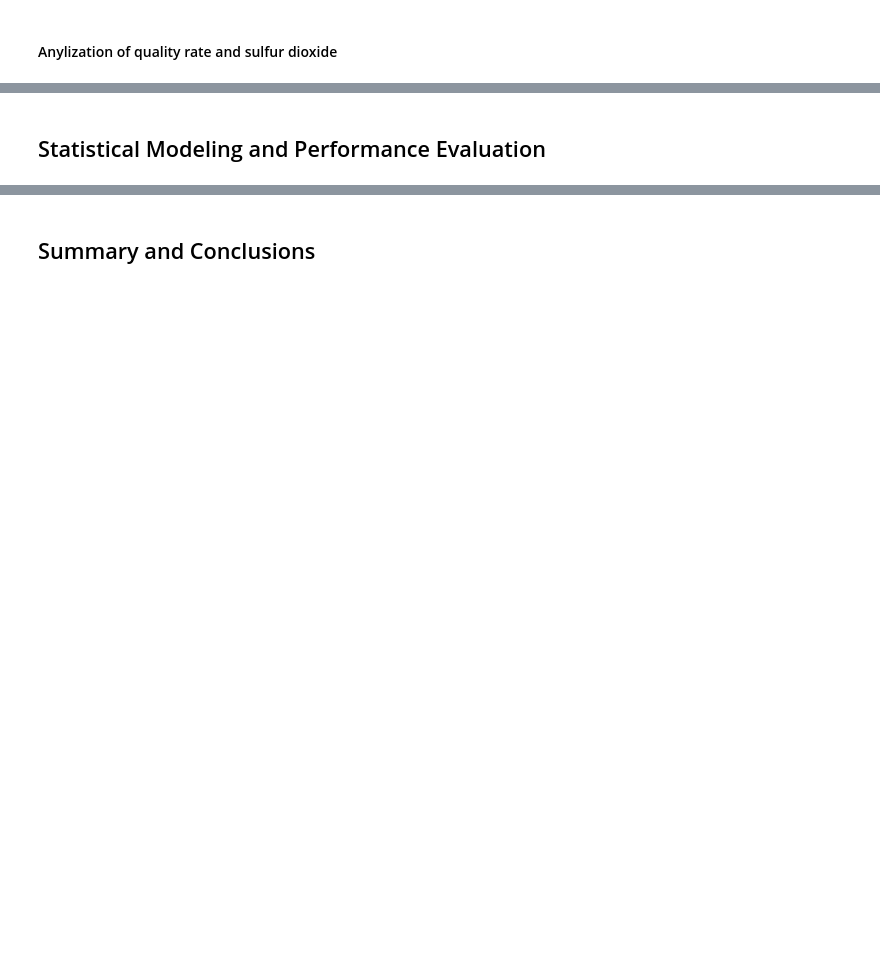
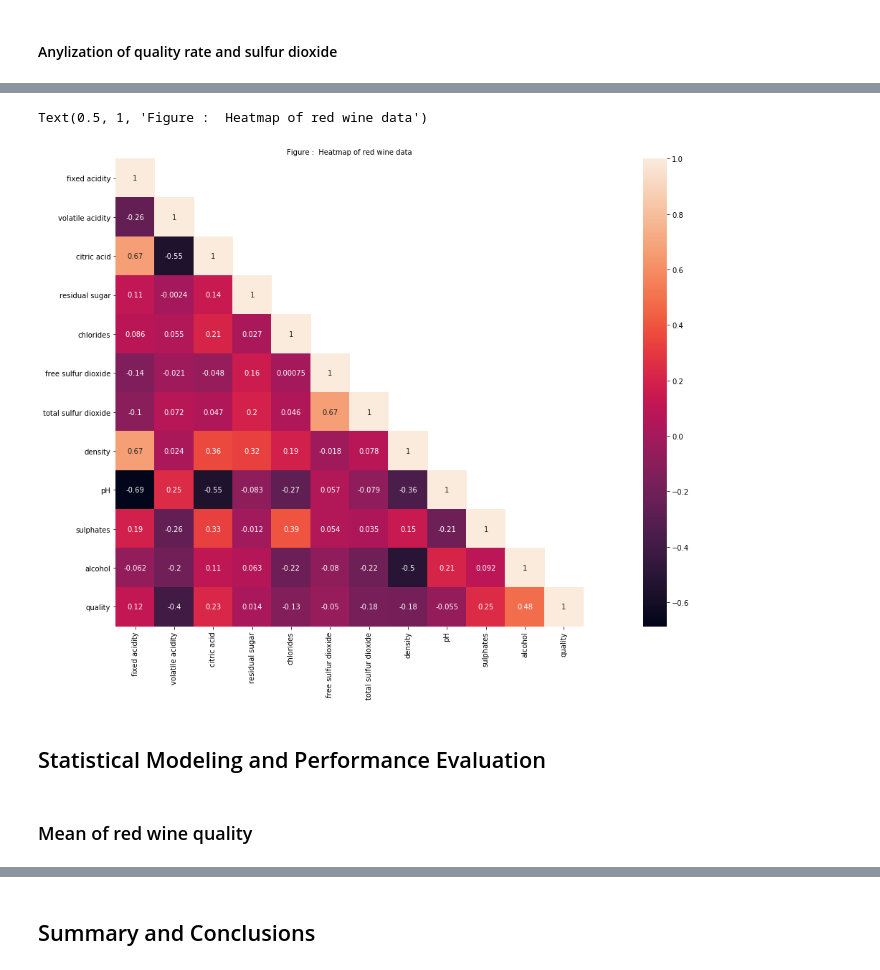
Before and after one commit to AbdielNie/wineQuality, a Jupyter notebook: wineQuality.ipynb, the cells around one changed output, grey strips where cells are left out. Drawn from its saved outputs; the diff is of its cells as text; code cells hidden in the pictures; blank space fills up the shorter version.

```diff
--- a/wineQuality.ipynb
+++ b/wineQuality.ipynb
@@ -261,2 +297,15 @@ plt.show();
+# %%
+cor_mat= winedata.corr()
+mask = np.array(cor_mat)
+mask[np.tril_indices_from(mask)] = False
+fig=plt.gcf()
+fig.set_size_inches(30,12)
+sns.heatmap(data=cor_mat,mask=mask,square=True,annot=True,cbar=True)
+plt.title('Figure :  Heatmap of red wine data', fontsize = 10)
+# %% [output]
+Text(0.5, 1, 'Figure :  Heatmap of red wine data')
+[figure, added]
 # %% [markdown]
 ## Statistical Modeling and Performance Evaluation
+# %% [markdown]
+### Mean of red wine quality
```
Also changed, not shown: parts of 44 cells of this notebook.
